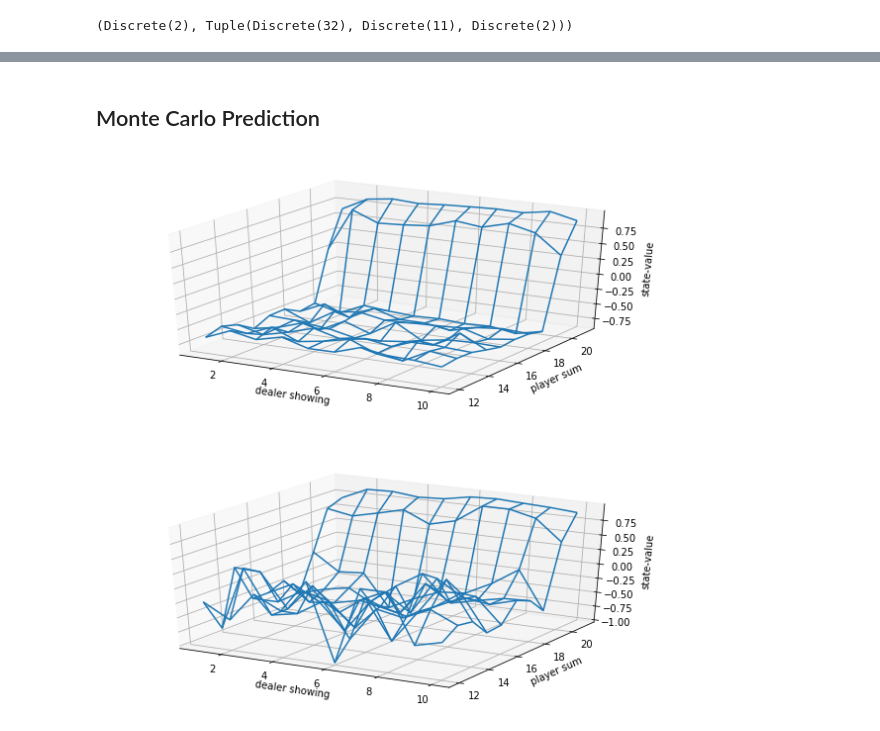
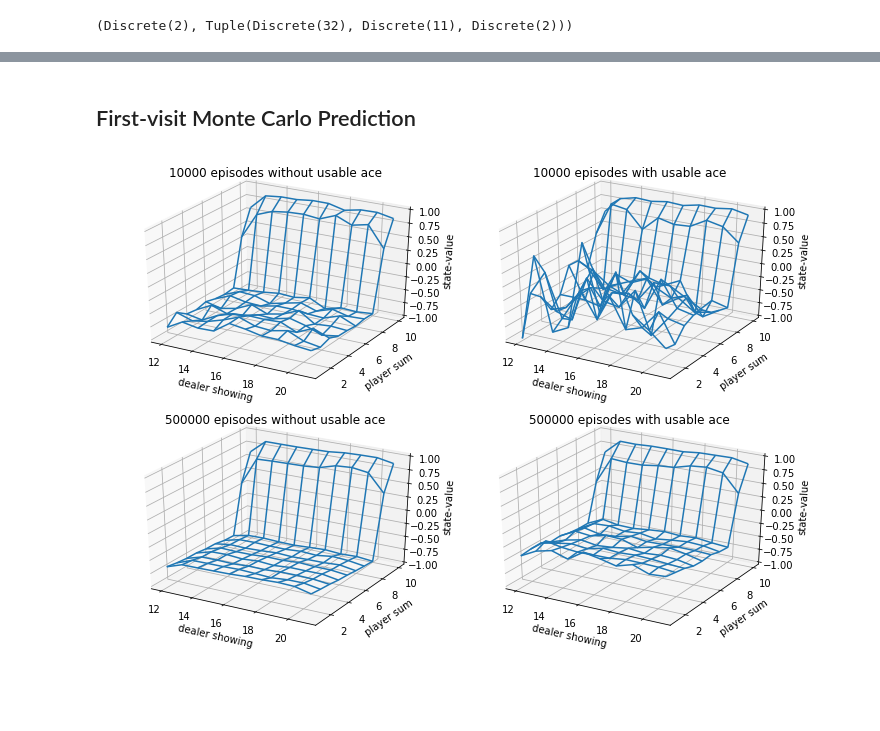
Before and after one commit to podondra/gym-rl, a Jupyter notebook: examples/monte-carlo.ipynb, the cells around one changed output, grey strips where cells are left out. Drawn from its saved outputs; the diff is of its cells as text; code cells hidden in the pictures; blank space fills up the shorter version.

Commit message:
Add monte carlo control code

```diff
--- a/examples/monte-carlo.ipynb
+++ b/examples/monte-carlo.ipynb
@@ -57,5 +58,5 @@ generate_episode(custom_policy, env)
 # %% [markdown]
-## Monte Carlo Prediction
+## First-visit Monte Carlo Prediction
 # %%
 def monte_carlo_prediction(policy, env, n_episodes):
     V = defaultdict(float)
@@ -77,30 +79,36 @@ V = monte_carlo_prediction(custom_policy, env, n_episodes=10000)
 # %%
-def plot_blackjack(V):
-    player_states = numpy.arange(12, 21 + 1)
-    dealer_states = numpy.arange(1, 10 + 1)
-    ace_states = numpy.array([False, True])
+def plot_blackjack(V, ax1, ax2):
+    player_sum = numpy.arange(12, 21 + 1)
+    dealer_show = numpy.arange(1, 10 + 1)
+    usable_ace = numpy.array([False, True])
 
-    state_values = numpy.zeros((len(player_states),
-                                len(dealer_states),
-                                len(ace_states)))
+    state_values = numpy.zeros((len(player_sum),
+                                len(dealer_show),
+                                len(usable_ace)))
 
-    for i, player in enumerate(player_states):
-        for j, dealer in enumerate(dealer_states):
-            for k, ace in enumerate(ace_states):
+    for i, player in enumerate(player_sum):
+        for j, dealer in enumerate(dealer_show):
+            for k, ace in enumerate(usable_ace):
                 state_values[i, j, k] = V[player, dealer, ace]
 
-    X, Y = numpy.meshgrid(dealer_states, player_states)
+    X, Y = numpy.meshgrid(player_sum, dealer_show)
 
-    fig = pyplot.figure(figsize=(10, 10))
-    ax1 = fig.add_subplot(211, projection='3d')
-    ax1.plot_wireframe(X, Y, state_values[:, :, 0])
-    ax2 = fig.add_subplot(212, projection='3d')
-    ax2.plot_wireframe(X, Y, state_values[:, :, 1])
+    ax1.plot_wireframe(X, Y, state_values[:, :, 0], cmap=cm.coolwarm)
+    ax2.plot_wireframe(X, Y, state_values[:, :, 1], cmap=cm.coolwarm)
     for ax in ax1, ax2:
+        ax.set_zlim(-1, 1)
         ax.set_ylabel('player sum')
         ax.set_xlabel('dealer showing')
         ax.set_zlabel('state-value')
 
-plot_blackjack(V)
+fig, axes = pyplot.subplots(nrows=2, ncols=2, figsize=(10, 7), subplot_kw={'projection': '3d'})
+
+axes[0, 0].set_title('10000 episodes without usable ace')
+axes[0, 1].set_title('10000 episodes with usable ace')
+plot_blackjack(V, axes[0, 0], axes[0, 1])
+axes[1, 0].set_title('500000 episodes without usable ace')
+axes[1, 1].set_title('500000 episodes with usable ace')
+plot_blackjack(V_, axes[1, 0], axes[1, 1])
+fig.tight_layout()
 # %% [output]
-[figure, old version]
+[figure, new version]
```
Also changed, not shown: parts of 13 cells of this notebook.
